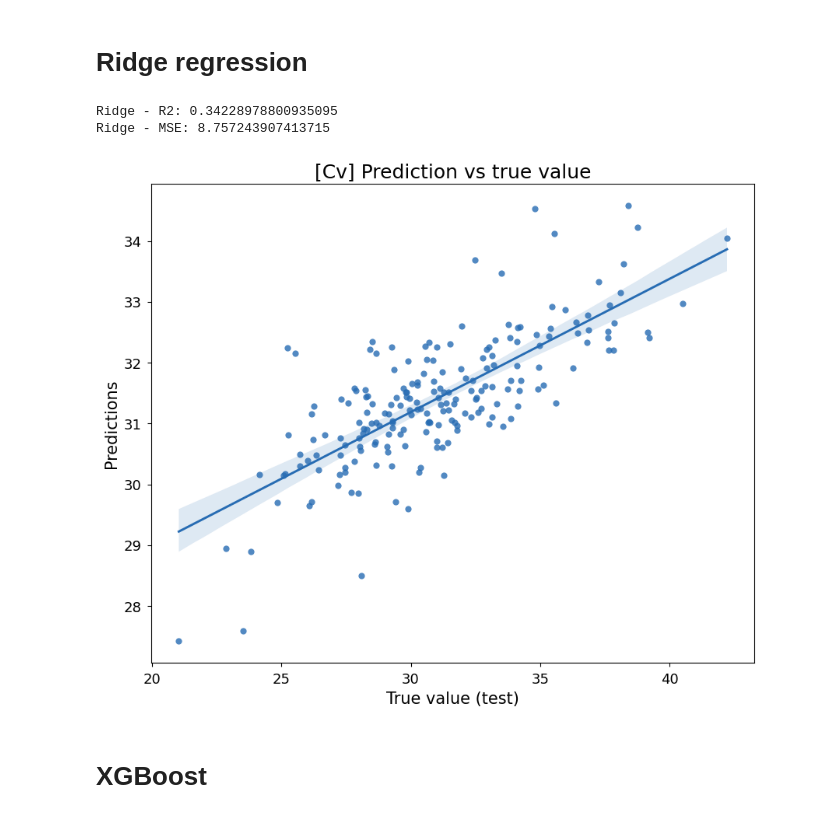
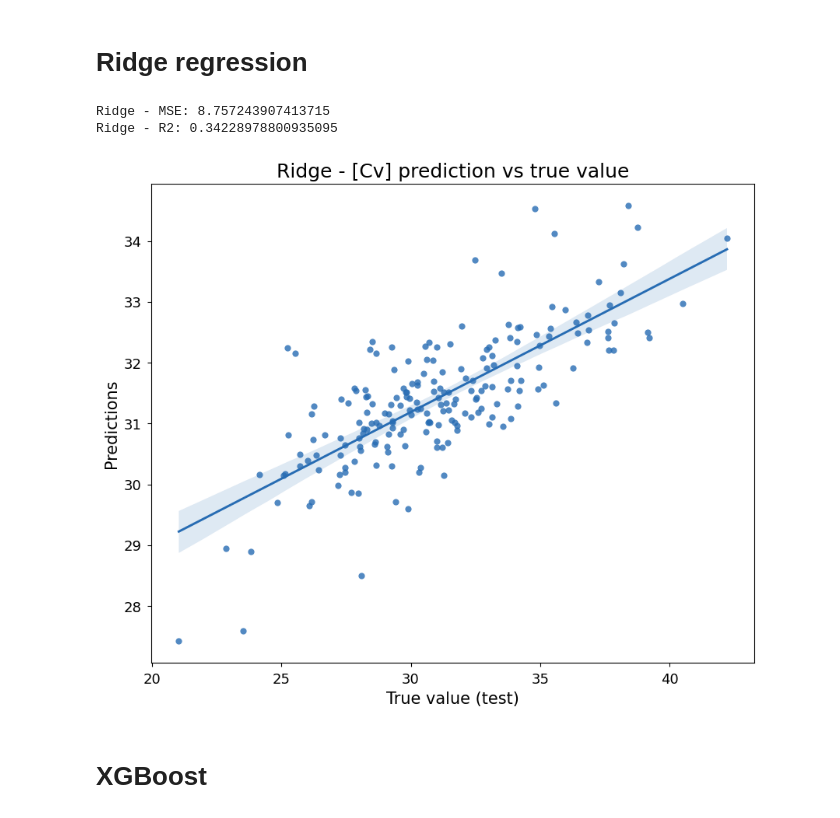
Before and after one commit to petkokp/QM9, a Jupyter notebook: QM9.ipynb, the cells around one changed output. Drawn from its saved outputs; the diff is of its cells as text; code cells hidden in the pictures.

```diff
--- a/QM9.ipynb
+++ b/QM9.ipynb
@@ -305,22 +305,22 @@ y_pred = ridge_model.predict(X_test)
 
 mse = mean_squared_error(y_test, y_pred)
 r2 = r2_score(y_test, y_pred)
+print(f'Ridge - MSE: {mse}')
 print(f'Ridge - R2: {r2}')
-print(f'Ridge - MSE: {mse}')
 # %% [output]
+Ridge - MSE: 8.757243907413715
 Ridge - R2: 0.34228978800935095
-Ridge - MSE: 8.757243907413715
 # %%
 plt.figure(figsize=(10,8))
 sns.regplot(x=y_test, y=y_pred, color=colors[1], scatter_kws={'s': 35})
 plt.xlabel("True value (test)", fontsize=15)
 plt.ylabel("Predictions", fontsize=15)
-plt.title(f"[{target}] Prediction vs true value", fontsize=18)
+plt.title(f"Ridge - [{target}] prediction vs true value", fontsize=18)
 plt.xticks(fontsize=13)
 plt.yticks(fontsize=13)
 plt.show()
 # %% [output]
-[figure, old version]
+[figure, new version]
 # %% [markdown]
 # XGBoost
 # %%
```
Also changed, not shown: parts of 1 cell of this notebook.
